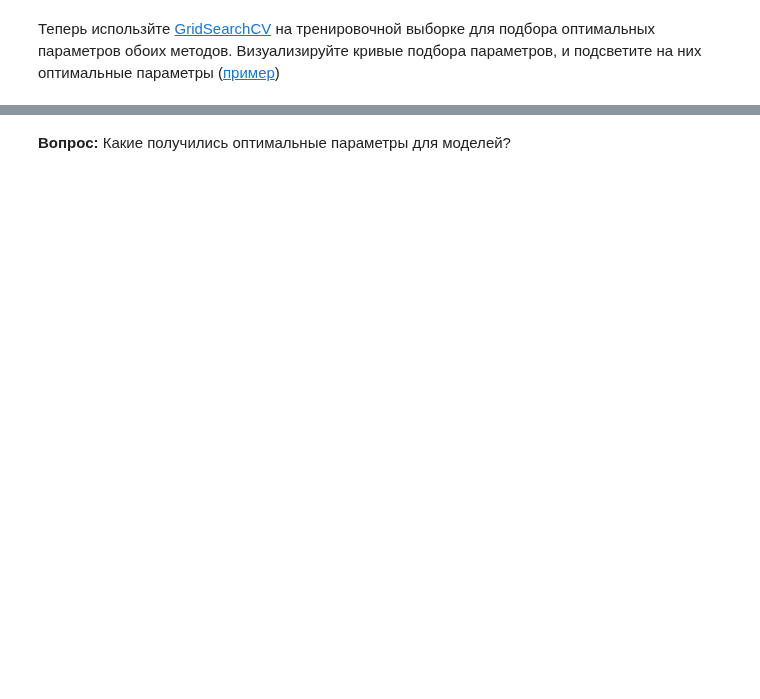
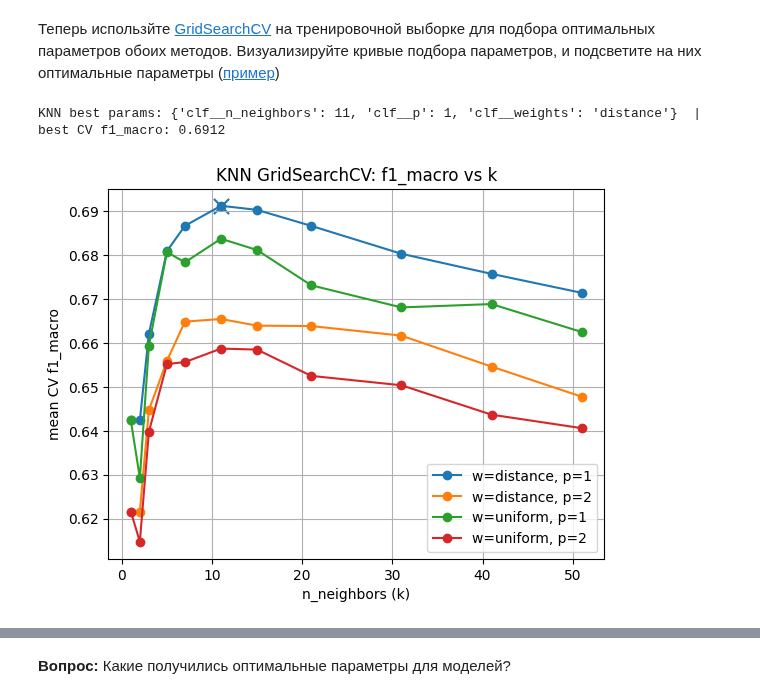
Before and after one commit to Saharochekl/FSR_ML, a Jupyter notebook: hometasks/Theme 6/Sem06_02.ipynb, the cells around one changed output, grey strips where cells are left out. Drawn from its saved outputs; the diff is of its cells as text; code cells hidden in the pictures; blank space fills up the shorter version.

```diff
--- a/hometasks/Theme 6/Sem06_02.ipynb
+++ b/hometasks/Theme 6/Sem06_02.ipynb
@@ -108,0 +116,13 @@ Your answer here
+# %%
+df = pd.read_csv("houses_2.csv")
+y = df["Rating"]
+X = df.drop(columns=["Rating"])
+
+
+preprocess = Pipeline([("sc", StandardScaler())])
+
+# разбиение и CV
+X_train, X_test, y_train, y_test = train_test_split( X, y, test_size=0.25, random_state=42, stratify=y)
+cv = StratifiedKFold(n_splits=5, shuffle=True, random_state=42)
+
+X_train.shape, X_test.shape
@@ -112,0 +271,62 @@ Your answer here
+# %%
+knn_pipe = Pipeline([("sc", StandardScaler()),
+                     ("clf", KNeighborsClassifier())])
+
+k_vals = [1, 2, 3, 5, 7, 11, 15, 21, 31, 41, 51]
+param_grid_knn = {
+    "clf__n_neighbors": k_vals,
+    "clf__weights": ["uniform", "distance"],
+    "clf__p": [1, 2],  # L1 / L2
+}
+
+gs_knn = GridSearchCV(
+    knn_pipe, param_grid_knn,
+    scoring="f1_macro", cv=cv, n_jobs=-1, return_train_score=True, verbose=0
+)
+gs_knn.fit(X_train, y_train)
+print("KNN best params:", gs_knn.best_params_, " | best CV f1_macro:", f"{gs_knn.best_score_:.4f}")
+
+# Визуализация: кривые mean_test_score vs k для разных (weights,p)
+res_knn = pd.DataFrame(gs_knn.cv_results_)
+plt.figure()
+for (w, p), grp in res_knn.groupby(["param_clf__weights","param_clf__p"]):
+    g = grp.sort_values("param_clf__n_neighbors")
+    ks = g["param_clf__n_neighbors"].astype(int).to_numpy()
+    sc = g["mean_test_score"].to_numpy()
+    plt.plot(ks, sc, marker="o", label=f"w={w}, p={int(p)}")
+
+# Подсветка оптимума
+bp = gs_knn.best_params_
+best_mask = (res_knn["param_clf__n_neighbors"]==bp["clf__n_neighbors"]) & \
+            (res_knn["param_clf__weights"]==bp["clf__weights"]) & \
+            (res_knn["param_clf__p"]==bp["clf__p"])
+best_row = res_knn.loc[best_mask].iloc[0]
+
+cv = StratifiedKFold(n_splits=5, shuffle=True, random_state=42)
+
+svc_pipe = Pipeline([("sc", StandardScaler()),
+                     ("clf", SVC(kernel="rbf", probability=True, random_state=42))])
+
+C_range = 10.0 ** np.arange(-4, 4)      # 1e-4 ... 1e3
+gamma_range = 10.0 ** np.arange(-4, 4)  # 1e-4 ... 1e3
+param_grid_svc = {
+    "clf__C": C_range.tolist(),
+    "clf__gamma": gamma_range.tolist(),
+}
+
+gs_svc = GridSearchCV(
+    svc_pipe, param_grid_svc,
+    scoring="f1_macro", cv=cv, n_jobs=-1, return_train_score=True, verbose=0
+)
+gs_svc.fit(X_train, y_train)
+
+plt.scatter(int(best_row["param_clf__n_neighbors"]), best_row["mean_test_score"], s=120, marker="x")
+
+plt.title("KNN GridSearchCV: f1_macro vs k")
+plt.xlabel("n_neighbors (k)"); plt.ylabel("mean CV f1_macro")
+plt.legend()
+plt.grid(True)
+plt.show()
+# %% [output]
+KNN best params: {'clf__n_neighbors': 11, 'clf__p': 1, 'clf__weights': 'distance'}  | best CV f1_macro: 0.6912
+[figure, added]
```
Also changed, not shown: parts of 24 cells of this notebook.
